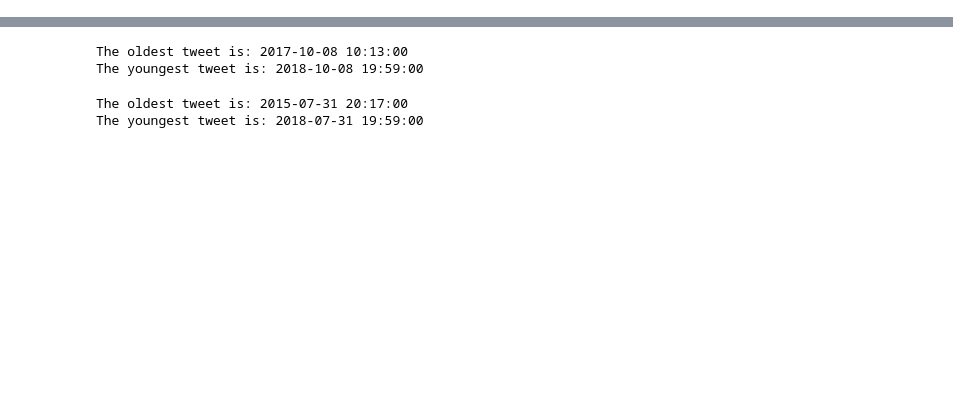
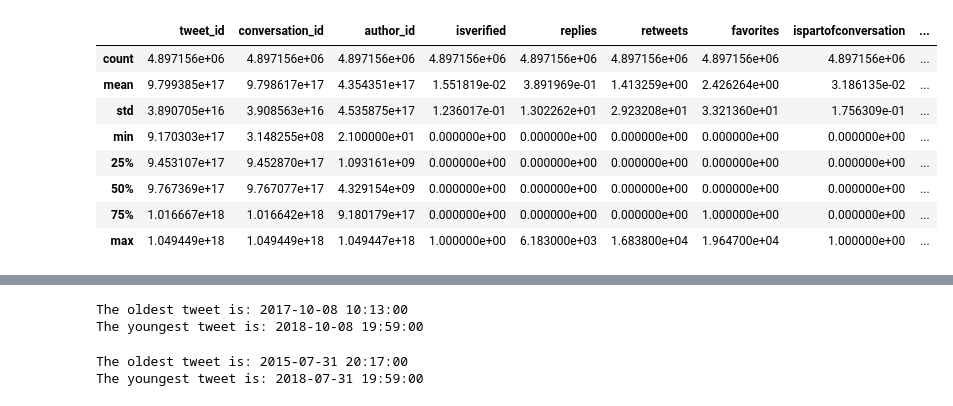
Before and after one commit to ThomasADuffy/Crypto-Capstone-1, a Jupyter notebook: EDA of .csv tweets.ipynb, the cells around one changed output, grey strips where cells are left out. Cells and saved outputs as stored; diff of their text form; code cells hidden in the pictures; blank space fills up the shorter version.

```diff
--- a/EDA of .csv tweets.ipynb
+++ b/EDA of .csv tweets.ipynb
@@ -27,0 +58,12 @@ b'Skipping line 4887531: expected 23 fields, saw 24\nSkipping line 4889253: expe
+# %%
+BTCtweets.data.describe()
+# %% [output]
+|  | tweet_id | conversation_id | author_id | isverified | replies | retweets | favorites | ispartofconversation | ... |
+| count | 4.897156e+06 | 4.897156e+06 | 4.897156e+06 | 4.897156e+06 | 4.897156e+06 | 4.897156e+06 | 4.897156e+06 | 4.897156e+06 | ... |
+| mean | 9.799385e+17 | 9.798617e+17 | 4.354351e+17 | 1.551819e-02 | 3.891969e-01 | 1.413259e+00 | 2.426264e+00 | 3.186135e-02 | ... |
+| std | 3.890705e+16 | 3.908563e+16 | 4.535875e+17 | 1.236017e-01 | 1.302262e+01 | 2.923208e+01 | 3.321360e+01 | 1.756309e-01 | ... |
+| min | 9.170303e+17 | 3.148255e+08 | 2.100000e+01 | 0.000000e+00 | 0.000000e+00 | 0.000000e+00 | 0.000000e+00 | 0.000000e+00 | ... |
+| 25% | 9.453107e+17 | 9.452870e+17 | 1.093161e+09 | 0.000000e+00 | 0.000000e+00 | 0.000000e+00 | 0.000000e+00 | 0.000000e+00 | ... |
+| 50% | 9.767369e+17 | 9.767077e+17 | 4.329154e+09 | 0.000000e+00 | 0.000000e+00 | 0.000000e+00 | 0.000000e+00 | 0.000000e+00 | ... |
+| 75% | 1.016667e+18 | 1.016642e+18 | 9.180179e+17 | 0.000000e+00 | 0.000000e+00 | 0.000000e+00 | 1.000000e+00 | 0.000000e+00 | ... |
+| max | 1.049449e+18 | 1.049449e+18 | 1.049447e+18 | 1.000000e+00 | 6.183000e+03 | 1.683800e+04 | 1.964700e+04 | 1.000000e+00 | ... |
```
Also changed, not shown: parts of 7 cells of this notebook, 1 other file.
